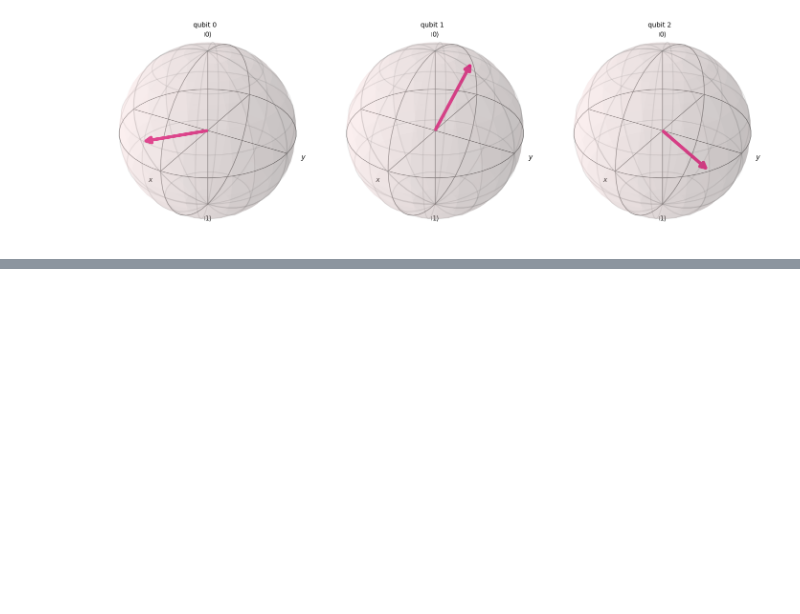
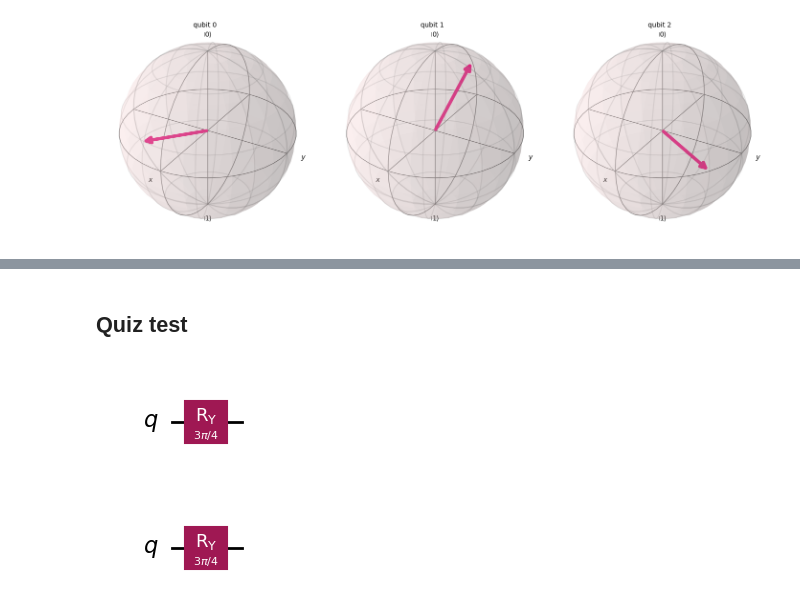
Before and after one commit to emgeiger/qiskit, a Jupyter notebook: Parameterized-rotation-gates.ipynb, the cells around one changed output, grey strips where cells are left out. Cells and saved outputs as stored; diff of their text form; code cells hidden in the pictures; blank space fills up the shorter version.

```diff
--- a/Parameterized-rotation-gates.ipynb
+++ b/Parameterized-rotation-gates.ipynb
@@ -28,0 +42,13 @@ plot_bloch_multivector(statevector)
+# %% [markdown]
+## Quiz test
+# %%
+circuit = QuantumCircuit(1)
+
+# circuit.ry(pi/3, 0)
+circuit.ry(3*pi/4, 0)
+
+
+circuit.draw('mpl')
+# %% [output]
+[figure, added]
+[figure, added]
```
Also changed, not shown: parts of 3 cells of this notebook.
